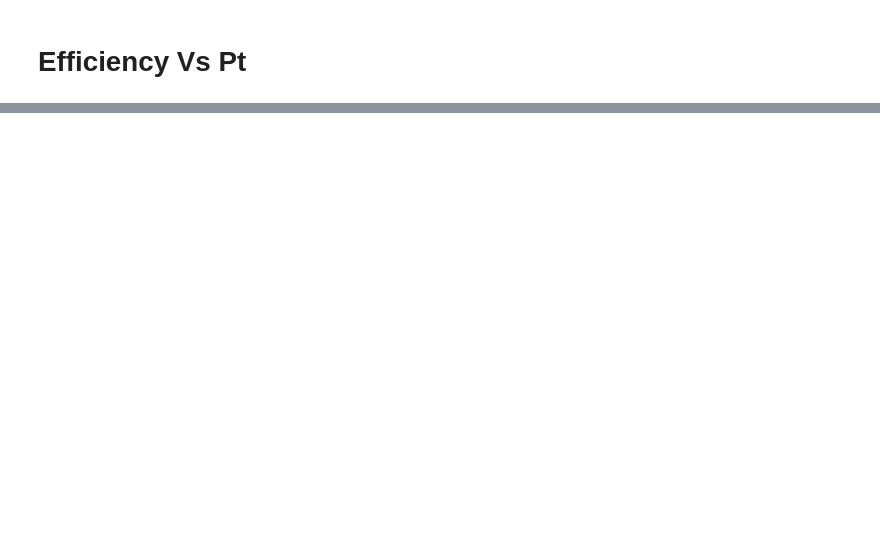
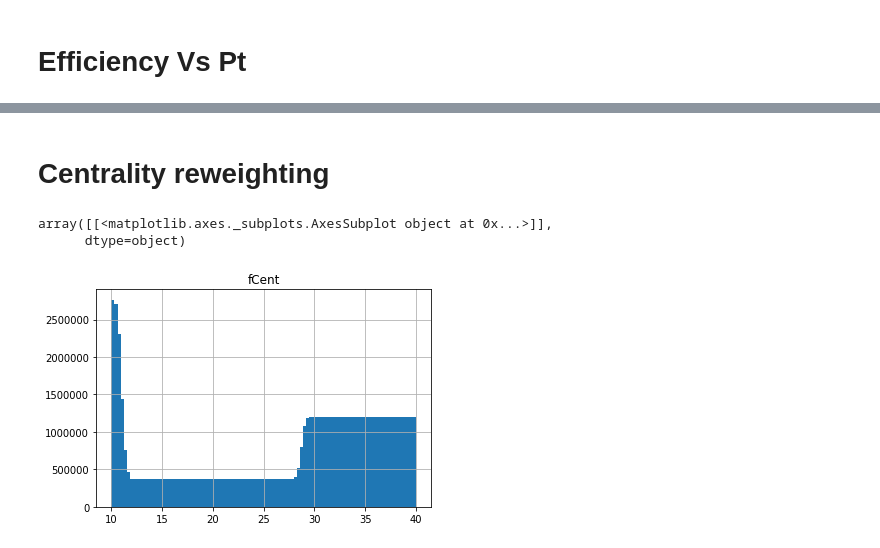
Before and after one commit to pfecchio/HypertritonML, a Jupyter notebook: 2body/Training_10_40/TrainingAndSignScan_10_40.ipynb, the cells around one changed output, grey strips where cells are left out. Drawn from its saved outputs; the diff is of its cells as text; code cells hidden in the pictures; blank space fills up the shorter version.

Commit message:
Reweighting in 10-40%

```diff
--- a/2body/Training_10_40/TrainingAndSignScan_10_40.ipynb
+++ b/2body/Training_10_40/TrainingAndSignScan_10_40.ipynb
@@ -221,0 +327,8 @@ plt.ylabel('Efficiency');
+# %% [markdown]
+# Centrality reweighting
+# %%
+df_event1=uproot.open('../../../HypertritonAnalysis/Trees/HyperTritonTree_18r.root')['_custom']['fTreeV0'].pandas.df('fCent')
+# %%
+df_event2=uproot.open('../../../HypertritonAnalysis/Trees/HyperTritonTree_18q.root')['_custom']['fTreeV0'].pandas.df('fCent')
+# %%
+df_Cent=pd.concat([df_event1,df_event2])
@@ -221,0 +338,6 @@ plt.ylabel('Efficiency');
+# %%
+df_Cent.query('10<fCent<40').hist(bins=100)
+# %% [output]
+array([[<matplotlib.axes._subplots.AxesSubplot object at 0x...>]],
+      dtype=object)
+[figure, added]
```
Also changed, not shown: parts of 29 cells of this notebook, 5 other files.
